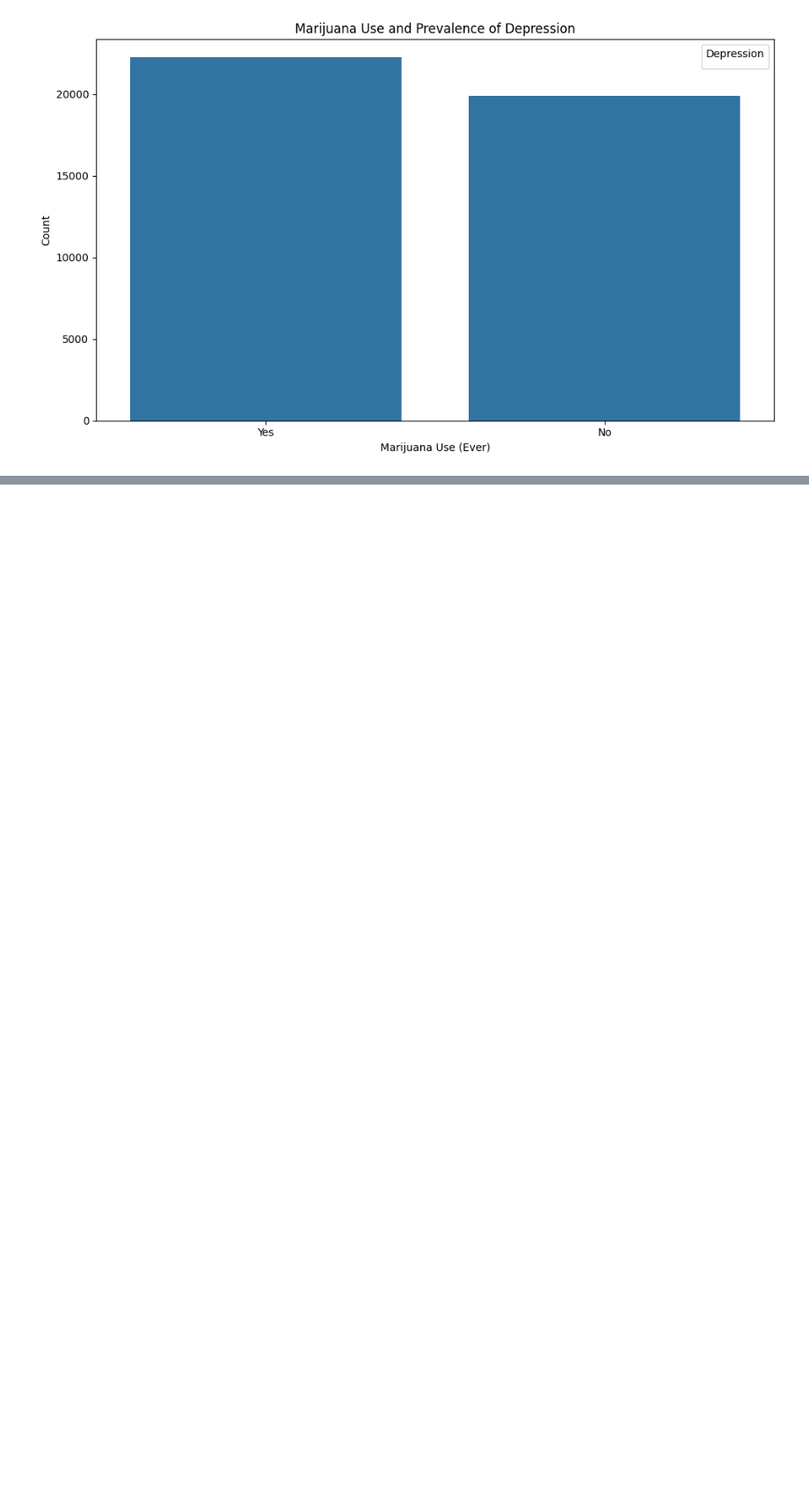
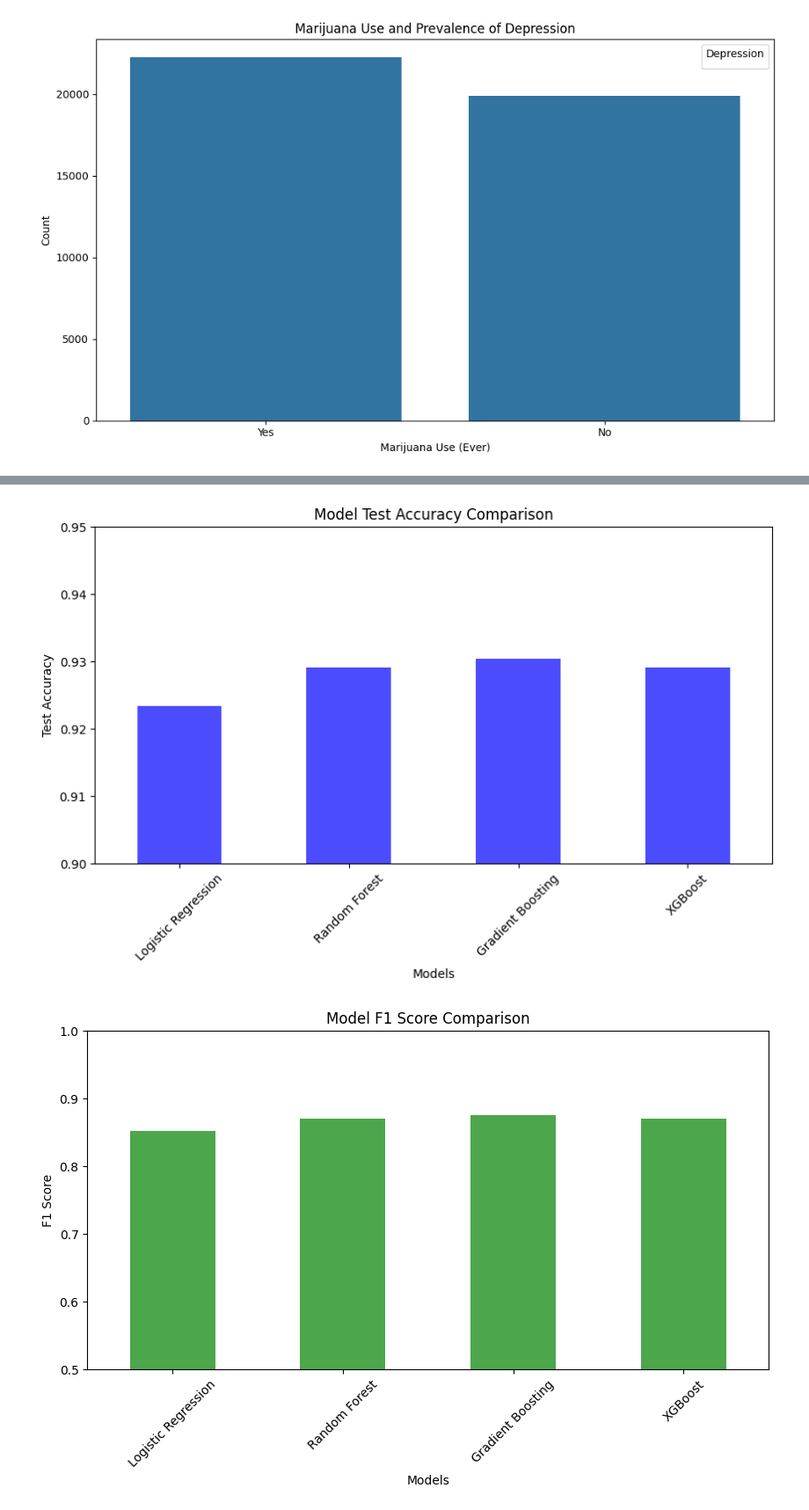
Before and after one commit to sakshamlakhera/CSE587, a Jupyter notebook: notebook/Rama_Rao_Vydadi_50604256.ipynb, the cells around one changed output, grey strips where cells are left out. Shown at 88% size. Saved outputs shown, nothing was run; the diff lists cells and outputs as text; code cells hidden in the pictures; blank space fills up the shorter version.

```diff
--- a/notebook/Rama_Rao_Vydadi_50604256.ipynb
+++ b/notebook/Rama_Rao_Vydadi_50604256.ipynb
@@ -744,0 +884,2 @@ plt.show()
+# %%
+data=df.copy()
@@ -744,0 +917,24 @@ plt.show()
+# %%
+X = data.drop(columns=['QUESTID2', 'Mental_Health_Disorder'])
+y = data['Mental_Health_Disorder']
+X_train, X_test, y_train, y_test = train_test_split(X, y, test_size=0.2, random_state=42)
+
+models = {
+    'Logistic Regression': LogisticRegression(max_iter=1000),
+    'Random Forest': RandomForestClassifier(),
+    'Gradient Boosting': GradientBoostingClassifier(),
+    'XGBoost': XGBClassifier(use_label_encoder=False, eval_metric='logloss'),
+}
+
+model_performance = {}
+
+for name, model in models.items():
+    model.fit(X_train, y_train)
+    y_pred = model.predict(X_test)
+    test_accuracy = accuracy_score(y_test, y_pred)
+    f1 = f1_score(y_test, y_pred)
+
+    model_performance[name] = {'Test Accuracy': test_accuracy, 'F1 Score': f1}
+
+performance_df = pd.DataFrame(model_performance).T
+performance_df
@@ -744,0 +950,22 @@ plt.show()
+# %%
+plt.figure(figsize=(10, 5))
+performance_df['Test Accuracy'].plot(kind='bar', color='blue', alpha=0.7)
+plt.title('Model Test Accuracy Comparison')
+plt.ylabel('Test Accuracy')
+plt.xlabel('Models')
+plt.ylim(0.90, 0.95)  # Adjusting the y-axis range to highlight variations
+plt.xticks(rotation=45)
+plt.show()
+
+# Plotting F1 Score with adjusted y-axis range to highlight differences
+plt.figure(figsize=(10, 5))
+performance_df['F1 Score'].plot(kind='bar', color='green', alpha=0.7)
+plt.title('Model F1 Score Comparison')
+plt.ylabel('F1 Score')
+plt.xlabel('Models')
+plt.ylim(0.5, 1.0)  # Adjusting the y-axis range to highlight variations
+plt.xticks(rotation=45)
+plt.show()
+# %% [output]
+[figure, added]
+[figure, added]
```
Also changed, not shown: parts of 82 cells of this notebook, 1 other file.
